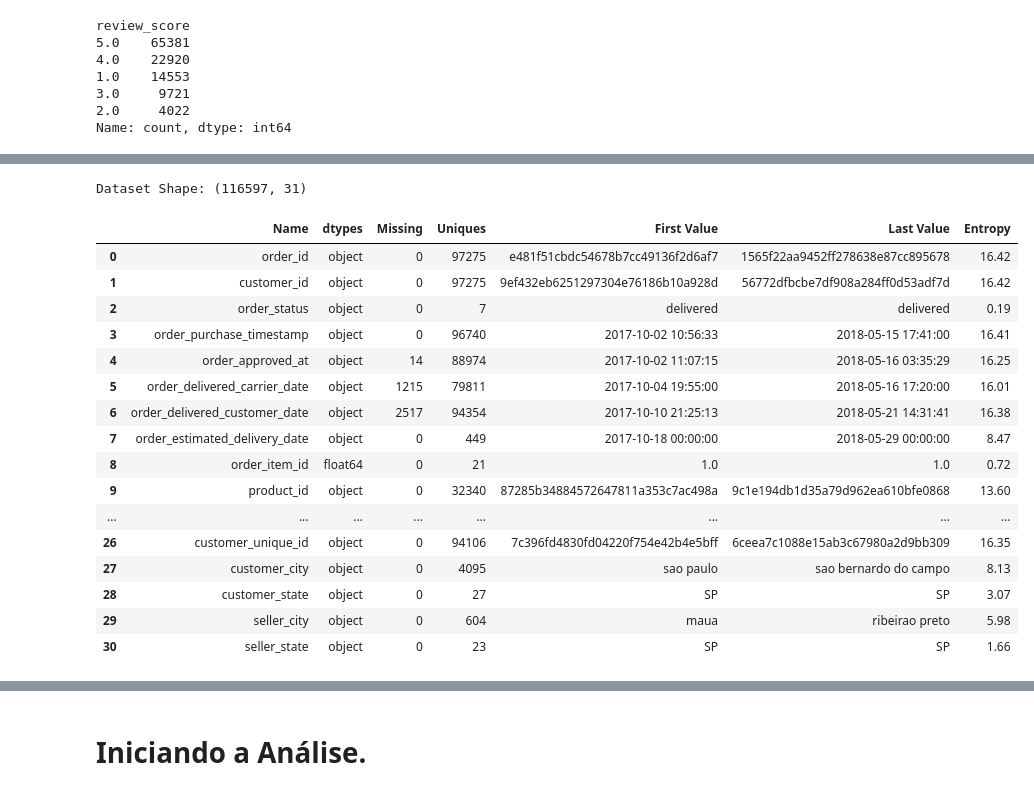
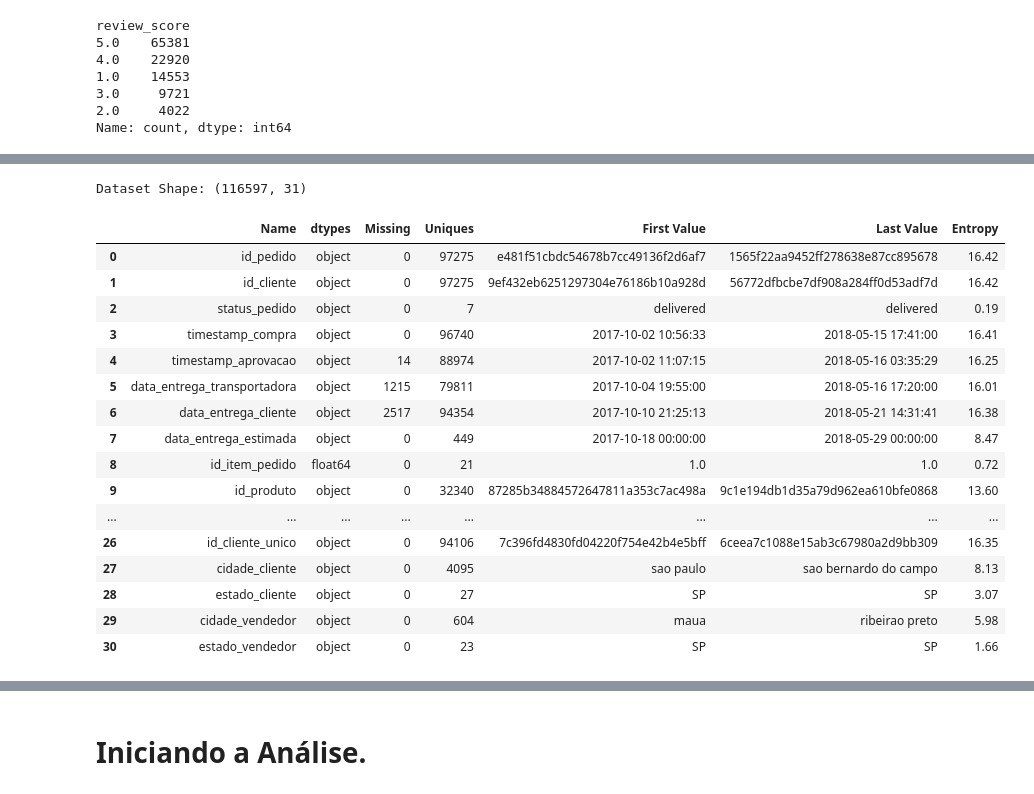
Before and after one commit to caiomiazzi/E_commerce_Olist_EDA, a Jupyter notebook: O_list_EDA.ipynb, the cells around one changed output, grey strips where cells are left out. Saved outputs shown, nothing was run; the diff lists cells and outputs as text; code cells hidden in the pictures.

```diff
--- a/O_list_EDA.ipynb
+++ b/O_list_EDA.ipynb
@@ -267,21 +281,55 @@ Name: count, dtype: int64
+# %%
+df_O_list = DF_all_tratando_00.rename(columns={
+    'order_id': 'id_pedido',
+    'customer_id': 'id_cliente',
+    'order_status': 'status_pedido',
+    'order_purchase_timestamp': 'timestamp_compra',
+    'order_approved_at': 'timestamp_aprovacao',
+    'order_delivered_carrier_date': 'data_entrega_transportadora',
+    'order_delivered_customer_date': 'data_entrega_cliente',
+    'order_estimated_delivery_date': 'data_entrega_estimada',
+    'order_item_id': 'id_item_pedido',
+    'product_id': 'id_produto',
+    'seller_id': 'id_vendedor',
+    'shipping_limit_date': 'data_limite_envio',
+    'price': 'preco',
+    'freight_value': 'valor_frete',
+    'payment_sequential': 'sequencial_pagamento',
+    'payment_type': 'tipo_pagamento',
+    'payment_installments': 'qtde_parcelas',
+    'payment_value': 'valor_pagamento',
+    'review_id': 'id_review',
+    'review_score': 'pontuacao_review',
+    'review_creation_date': 'data_criacao_review',
+    'product_category_name': 'categoria_produto',
+    'product_weight_g': 'peso_produto_g',
+    'product_length_cm': 'comprimento_produto_cm',
+    'product_height_cm': 'altura_produto_cm',
+    'product_width_cm': 'largura_produto_cm',
+    'customer_unique_id': 'id_cliente_unico',
+    'customer_city': 'cidade_cliente',
+    'customer_state': 'estado_cliente',
+    'seller_city': 'cidade_vendedor',
+    'seller_state': 'estado_vendedor'
+})
 # %%
-resumo_tabela(DF_all_tratando_00)
+resumo_tabela(df_O_list)
 # %% [output]
 Dataset Shape: (116597, 31)
 |  | Name | dtypes | Missing | Uniques | First Value | Last Value | Entropy |
-| 0 | order_id | object | 0 | 97275 | e481f51cbdc54678b7cc49136f2d6af7 | 1565f22aa9452ff278638e87cc895678 | 16.42 |
-| 1 | customer_id | object | 0 | 97275 | 9ef432eb6251297304e76186b10a928d | 56772dfbcbe7df908a284ff0d53adf7d | 16.42 |
-| 2 | order_status | object | 0 | 7 | delivered | delivered | 0.19 |
-| 3 | order_purchase_timestamp | object | 0 | 96740 | 2017-10-02 10:56:33 | 2018-05-15 17:41:00 | 16.41 |
-| 4 | order_approved_at | object | 14 | 88974 | 2017-10-02 11:07:15 | 2018-05-16 03:35:29 | 16.25 |
-| 5 | order_delivered_carrier_date | object | 1215 | 79811 | 2017-10-04 19:55:00 | 2018-05-16 17:20:00 | 16.01 |
-| 6 | order_delivered_customer_date | object | 2517 | 94354 | 2017-10-10 21:25:13 | 2018-05-21 14:31:41 | 16.38 |
-| 7 | order_estimated_delivery_date | object | 0 | 449 | 2017-10-18 00:00:00 | 2018-05-29 00:00:00 | 8.47 |
-| 8 | order_item_id | float64 | 0 | 21 | 1.0 | 1.0 | 0.72 |
-| 9 | product_id | object | 0 | 32340 | 87285b34884572647811a353c7ac498a | 9c1e194db1d35a79d962ea610bfe0868 | 13.60 |
+| 0 | id_pedido | object | 0 | 97275 | e481f51cbdc54678b7cc49136f2d6af7 | 1565f22aa9452ff278638e87cc895678 | 16.42 |
+| 1 | id_cliente | object | 0 | 97275 | 9ef432eb6251297304e76186b10a928d | 56772dfbcbe7df908a284ff0d53adf7d | 16.42 |
+| 2 | status_pedido | object | 0 | 7 | delivered | delivered | 0.19 |
+| 3 | timestamp_compra | object | 0 | 96740 | 2017-10-02 10:56:33 | 2018-05-15 17:41:00 | 16.41 |
+| 4 | timestamp_aprovacao | object | 14 | 88974 | 2017-10-02 11:07:15 | 2018-05-16 03:35:29 | 16.25 |
+| 5 | data_entrega_transportadora | object | 1215 | 79811 | 2017-10-04 19:55:00 | 2018-05-16 17:20:00 | 16.01 |
+| 6 | data_entrega_cliente | object | 2517 | 94354 | 2017-10-10 21:25:13 | 2018-05-21 14:31:41 | 16.38 |
+| 7 | data_entrega_estimada | object | 0 | 449 | 2017-10-18 00:00:00 | 2018-05-29 00:00:00 | 8.47 |
+| 8 | id_item_pedido | float64 | 0 | 21 | 1.0 | 1.0 | 0.72 |
+| 9 | id_produto | object | 0 | 32340 | 87285b34884572647811a353c7ac498a | 9c1e194db1d35a79d962ea610bfe0868 | 13.60 |
 | ... | ... | ... | ... | ... | ... | ... | ... |
-| 26 | customer_unique_id | object | 0 | 94106 | 7c396fd4830fd04220f754e42b4e5bff | 6ceea7c1088e15ab3c67980a2d9bb309 | 16.35 |
-| 27 | customer_city | object | 0 | 4095 | sao paulo | sao bernardo do campo | 8.13 |
-| 28 | customer_state | object | 0 | 27 | SP | SP | 3.07 |
-| 29 | seller_city | object | 0 | 604 | maua | ribeirao preto | 5.98 |
-| 30 | seller_state | object | 0 | 23 | SP | SP | 1.66 |
+| 26 | id_cliente_unico | object | 0 | 94106 | 7c396fd4830fd04220f754e42b4e5bff | 6ceea7c1088e15ab3c67980a2d9bb309 | 16.35 |
+| 27 | cidade_cliente | object | 0 | 4095 | sao paulo | sao bernardo do campo | 8.13 |
+| 28 | estado_cliente | object | 0 | 27 | SP | SP | 3.07 |
+| 29 | cidade_vendedor | object | 0 | 604 | maua | ribeirao preto | 5.98 |
+| 30 | estado_vendedor | object | 0 | 23 | SP | SP | 1.66 |
```
Also changed, not shown: parts of 3 cells of this notebook, 1 other file.
